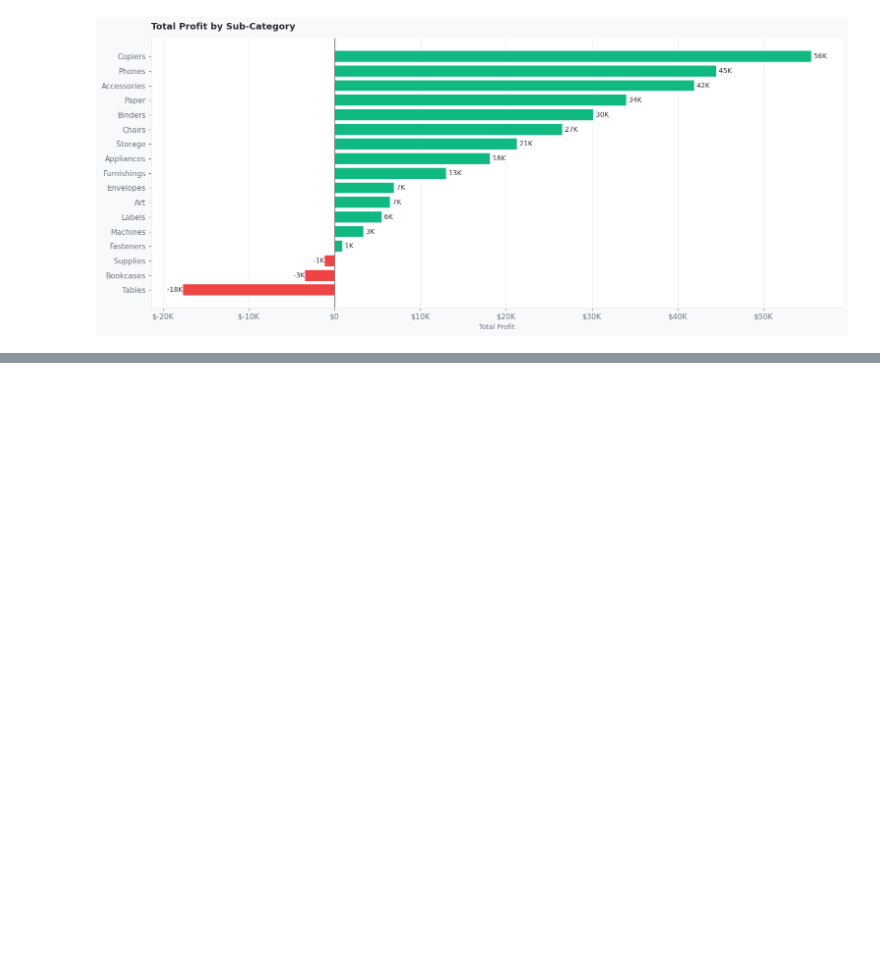
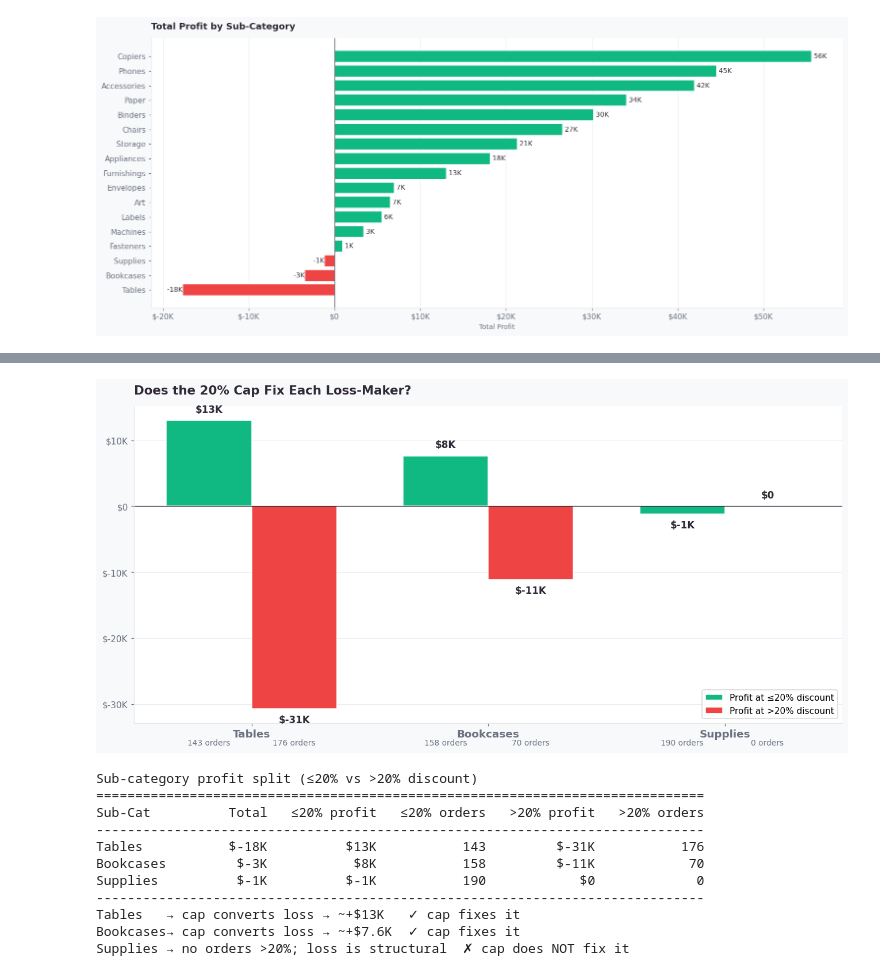
Before and after one commit to STAMPNonthakorn/superstore-analytics-dashboard, a Jupyter notebook: notebooks/superstore_dashboard.ipynb, the cells around one changed output, grey strips where cells are left out. Drawn from its saved outputs; the diff is of its cells as text; code cells hidden in the pictures; blank space fills up the shorter version.

```diff
--- a/notebooks/superstore_dashboard.ipynb
+++ b/notebooks/superstore_dashboard.ipynb
@@ -533,0 +611,74 @@ A read-out of the two-page dashboard. Each recommendation is limited to one the
+# %%
+
+# DOES THE 20% CAP FIX EACH LOSS-MAKING SUB-CATEGORY?
+# Split Tables / Bookcases / Supplies by ≤20% vs >20% discount
+
+targets = ['Tables', 'Bookcases', 'Supplies']
+under, over, n_under, n_over = [], [], [], []
+for sc_name in targets:
+    s = df[df['Sub-Category'] == sc_name]
+    under.append   (s[s['Discount'] <= 0.20]['Profit'].sum())
+    over.append    (s[s['Discount'] >  0.20]['Profit'].sum())
+    n_under.append((s['Discount'] <= 0.20).sum())
+    n_over.append ((s['Discount'] >  0.20).sum())
+
+x = np.arange(len(targets)); width = 0.36
+
+fig, ax = plt.subplots(figsize=(12, 6))
+b1 = ax.bar(x - width/2, under, width, color=GREEN, edgecolor='white',
+            label='Profit at ≤20% discount', zorder=2)
+b2 = ax.bar(x + width/2, over,  width, color=RED,   edgecolor='white',
+            label='Profit at >20% discount', zorder=2)
+
+# value labels
+for bars, vals in [(b1, under), (b2, over)]:
+    for b, v in zip(bars, vals):
+        ax.text(b.get_x() + b.get_width()/2,
+                v + (900 if v >= 0 else -900),
+                fmt_money(v), ha='center',
+                va='bottom' if v >= 0 else 'top',
+                fontsize=11, fontweight='bold', color=DARK)
+
+# order-count notes below bars
+for i, (nu, no) in enumerate(zip(n_under, n_over)):
+    ax.text(i - width/2, min(under + over) * 1.18 if min(under + over) < 0 else -1500,
+            f'{nu} orders', ha='center', fontsize=9, color=MUTED)
+    ax.text(i + width/2, min(under + over) * 1.18 if min(under + over) < 0 else -1500,
+            f'{no} orders', ha='center', fontsize=9, color=MUTED)
+
+ax.axhline(0, color=DARK, lw=0.8)
+ax.set_xticks(x); ax.set_xticklabels(targets, fontsize=12, fontweight='bold')
+ax.yaxis.set_major_formatter(mticker.FuncFormatter(fmt_money))
+ax.set_title('Does the 20% Cap Fix Each Loss-Maker?',
+             loc='left', pad=14, fontsize=14, fontweight='bold')
+ax.legend(loc='lower right', fontsize=10)
+ax.grid(axis='y', color=CARD_EDGE, lw=0.5, zorder=1)
+for s in ('top', 'right'): ax.spines[s].set_visible(False)
+plt.tight_layout()
+plt.show()
+
+# read-out
+print('\nSub-category profit split (≤20% vs >20% discount)')
+print('=' * 78)
+print(f'{"Sub-Cat":<12}{"Total":>10}{"≤20% profit":>14}{"≤20% orders":>14}{"  >20% profit":>14}{"  >20% orders":>14}')
+print('-' * 78)
+for sc_name, pu, po, nu, no in zip(targets, under, over, n_under, n_over):
+    total = pu + po
+    print(f'{sc_name:<12}{fmt_money(total):>10}{fmt_money(pu):>14}{nu:>14}{fmt_money(po):>14}{no:>14}')
+print('-' * 78)
+print('Tables   → cap converts loss → ~+$13K   ✓ cap fixes it')
+print('Bookcases→ cap converts loss → ~+$7.6K  ✓ cap fixes it')
+print('Supplies → no orders >20%; loss is structural  ✗ cap does NOT fix it')
+# %% [output]
+[figure, added]
+Sub-category profit split (≤20% vs >20% discount)
+==============================================================================
+Sub-Cat          Total   ≤20% profit   ≤20% orders   >20% profit   >20% orders
+------------------------------------------------------------------------------
+Tables           $-18K          $13K           143         $-31K           176
+Bookcases         $-3K           $8K           158         $-11K            70
+Supplies          $-1K          $-1K           190            $0             0
+------------------------------------------------------------------------------
+Tables   → cap converts loss → ~+$13K   ✓ cap fixes it
+Bookcases→ cap converts loss → ~+$7.6K  ✓ cap fixes it
+Supplies → no orders >20%; loss is structural  ✗ cap does NOT fix it
```
Also changed, not shown: parts of 12 cells of this notebook, 1 other file.
